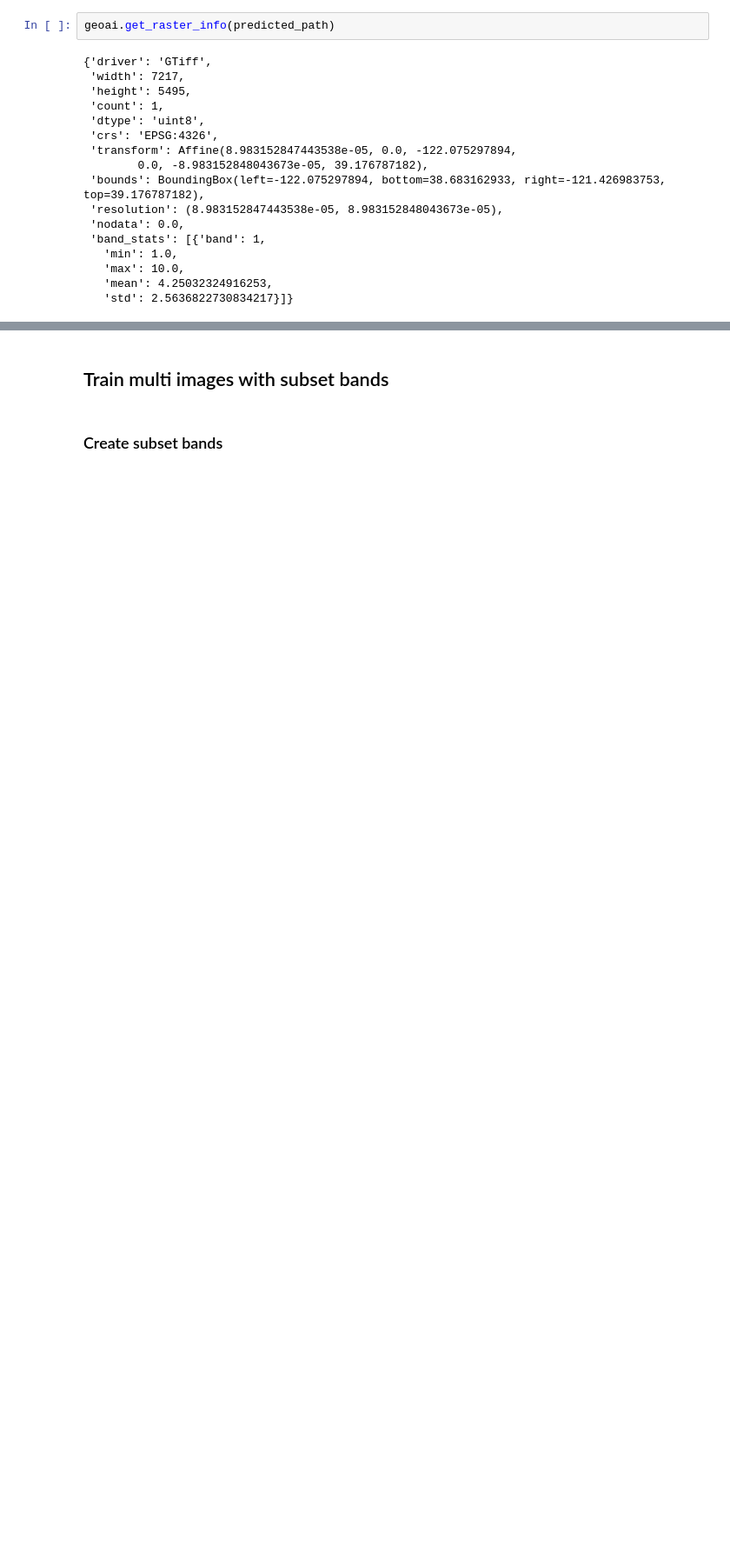
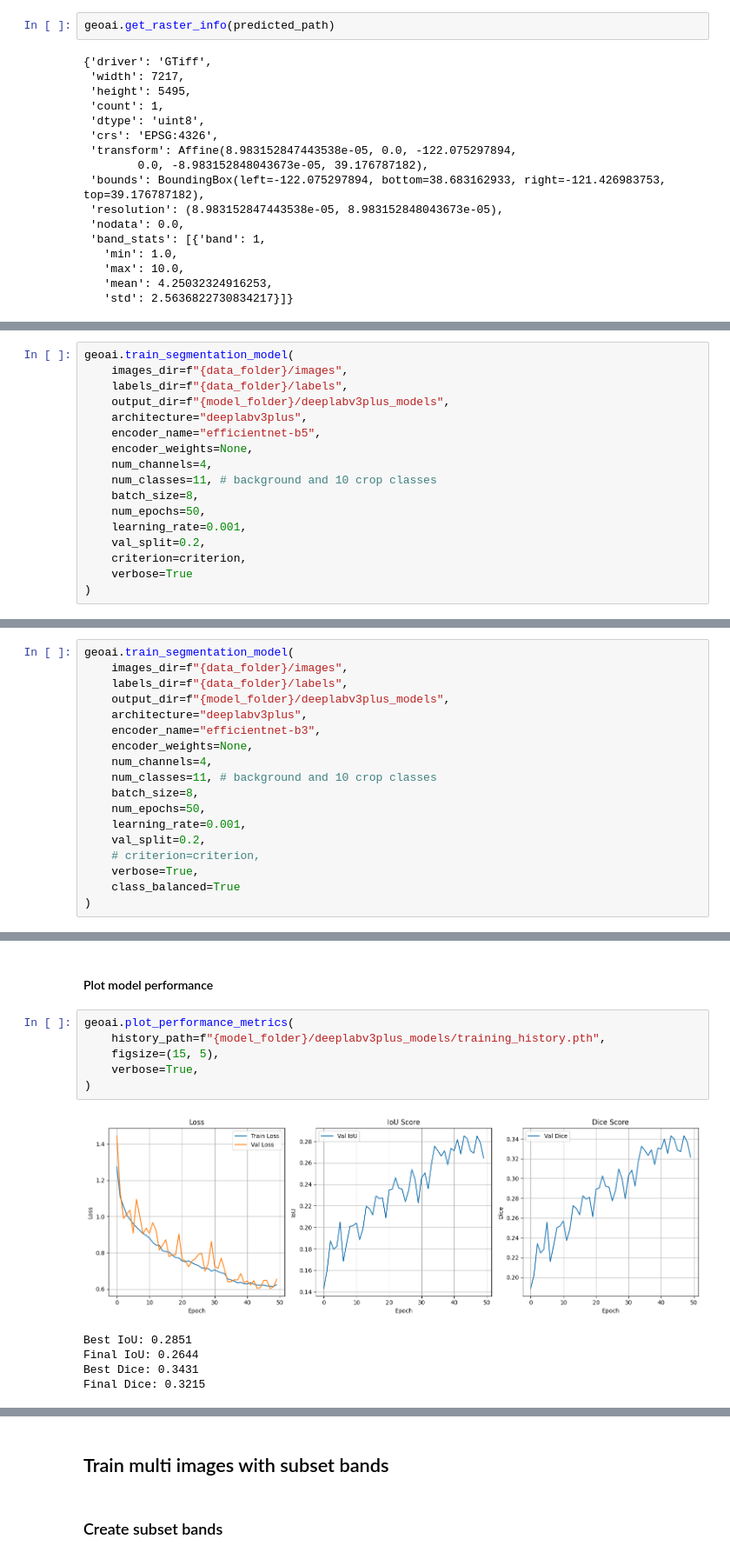
Before and after one commit to dikaizm/research-crop-mapping-geoai, a Jupyter notebook: notebooks/segmentation_model_00.ipynb, the cells around one changed output, grey strips where cells are left out. Shown at 87% size. Drawn from its saved outputs; the diff is of its cells as text; blank space fills up the shorter version.

Commit message:
feat: new model experiments

```diff
--- a/notebooks/segmentation_model_00.ipynb
+++ b/notebooks/segmentation_model_00.ipynb
@@ -536,0 +685,17 @@ Map(center=[38.929975, -121.751141], controls=(ZoomControl(options=['position',
+# %%
+geoai.train_segmentation_model(
+    images_dir=f"{data_folder}/images",
+    labels_dir=f"{data_folder}/labels",
+    output_dir=f"{model_folder}/deeplabv3plus_models",
+    architecture="deeplabv3plus",
+    encoder_name="efficientnet-b5",
+    encoder_weights=None,
+    num_channels=4,
+    num_classes=11, # background and 10 crop classes
+    batch_size=8,
+    num_epochs=50,
+    learning_rate=0.001,
+    val_split=0.2,
+    criterion=criterion,
+    verbose=True
+)
@@ -536,0 +944,18 @@ Map(center=[38.929975, -121.751141], controls=(ZoomControl(options=['position',
+# %%
+geoai.train_segmentation_model(
+    images_dir=f"{data_folder}/images",
+    labels_dir=f"{data_folder}/labels",
+    output_dir=f"{model_folder}/deeplabv3plus_models",
+    architecture="deeplabv3plus",
+    encoder_name="efficientnet-b3",
+    encoder_weights=None,
+    num_channels=4,
+    num_classes=11, # background and 10 crop classes
+    batch_size=8,
+    num_epochs=50,
+    learning_rate=0.001,
+    val_split=0.2,
+    # criterion=criterion,
+    verbose=True,
+    class_balanced=True
+)
@@ -536,0 +980,14 @@ Map(center=[38.929975, -121.751141], controls=(ZoomControl(options=['position',
+# %% [markdown]
+#### Plot model performance
+# %%
+geoai.plot_performance_metrics(
+    history_path=f"{model_folder}/deeplabv3plus_models/training_history.pth",
+    figsize=(15, 5),
+    verbose=True,
+)
+# %% [output]
+[figure, added]
+Best IoU: 0.2851
+Final IoU: 0.2644
+Best Dice: 0.3431
+Final Dice: 0.3215
```
Also changed, not shown: parts of 42 cells of this notebook, 4 other files.
